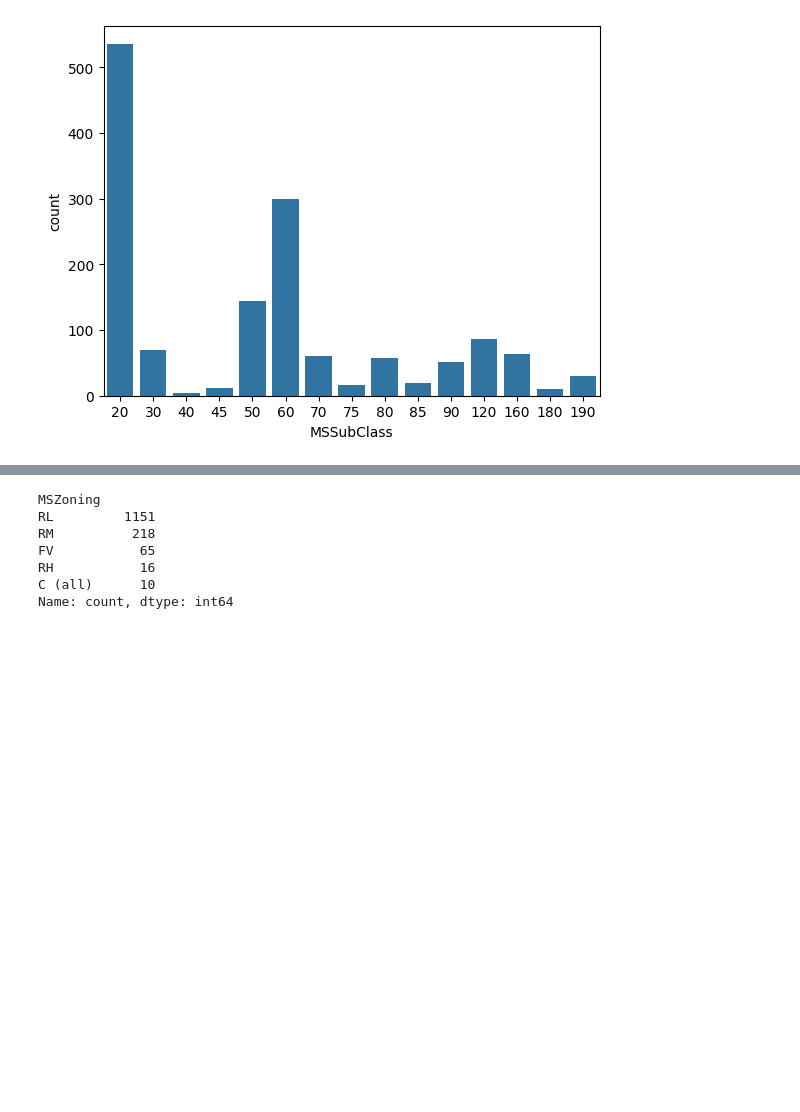
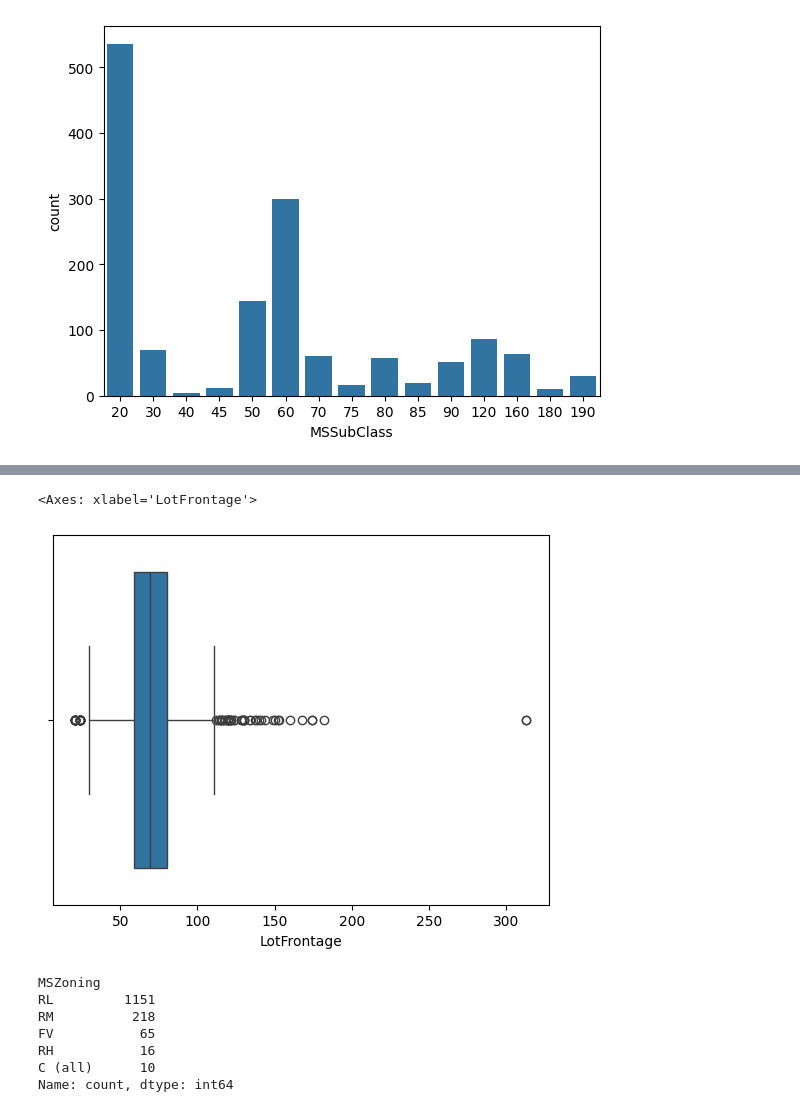
Before and after one commit to gopalrajane/machine-learning-projects, a Jupyter notebook: ames-house-prices/train.ipynb, the cells around one changed output, grey strips where cells are left out. Drawn from its saved outputs; the diff is of its cells as text; code cells hidden in the pictures; blank space fills up the shorter version.

```diff
--- a/ames-house-prices/train.ipynb
+++ b/ames-house-prices/train.ipynb
@@ -88,3 +149,8 @@ Name: count, dtype: int64
+# %%
+sns.boxplot(x='LotFrontage',data=train)
+# %% [output]
+<Axes: xlabel='LotFrontage'>
+[figure, added]
 # %%
 countPlot("MSZoning")
 # %% [output]
```
Also changed, not shown: parts of 57 cells of this notebook.
